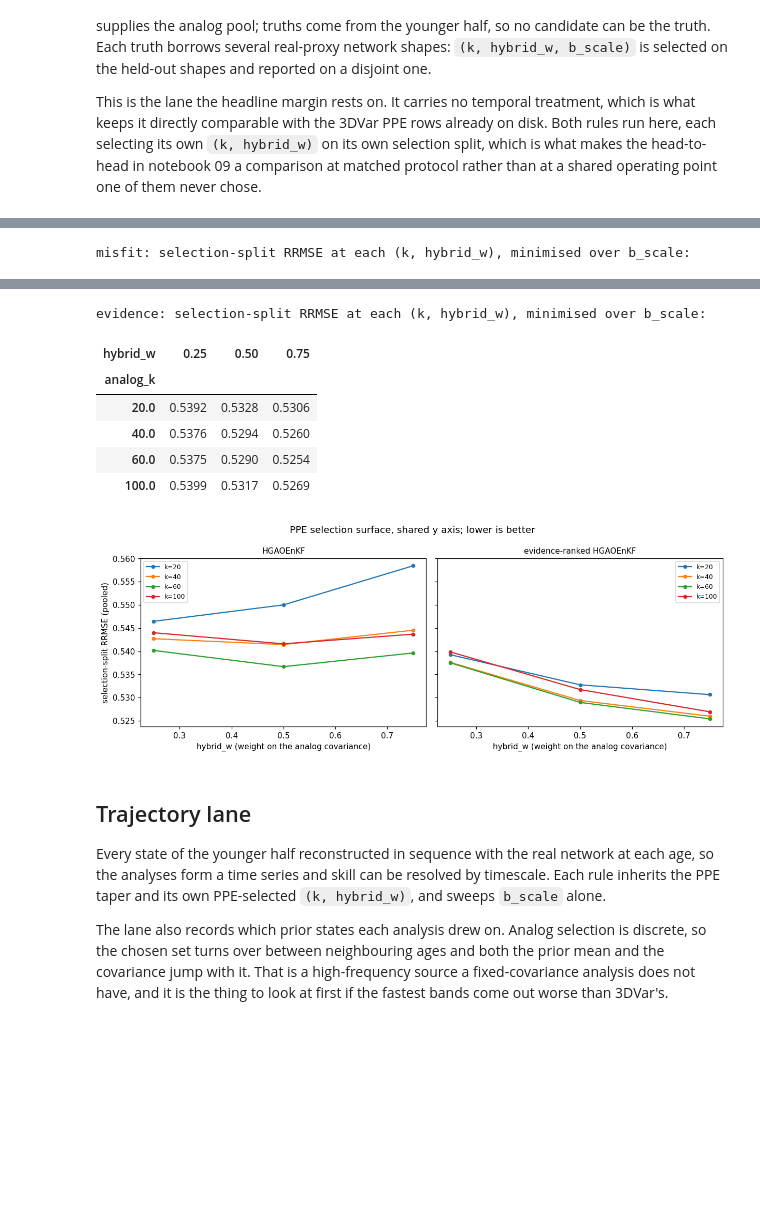
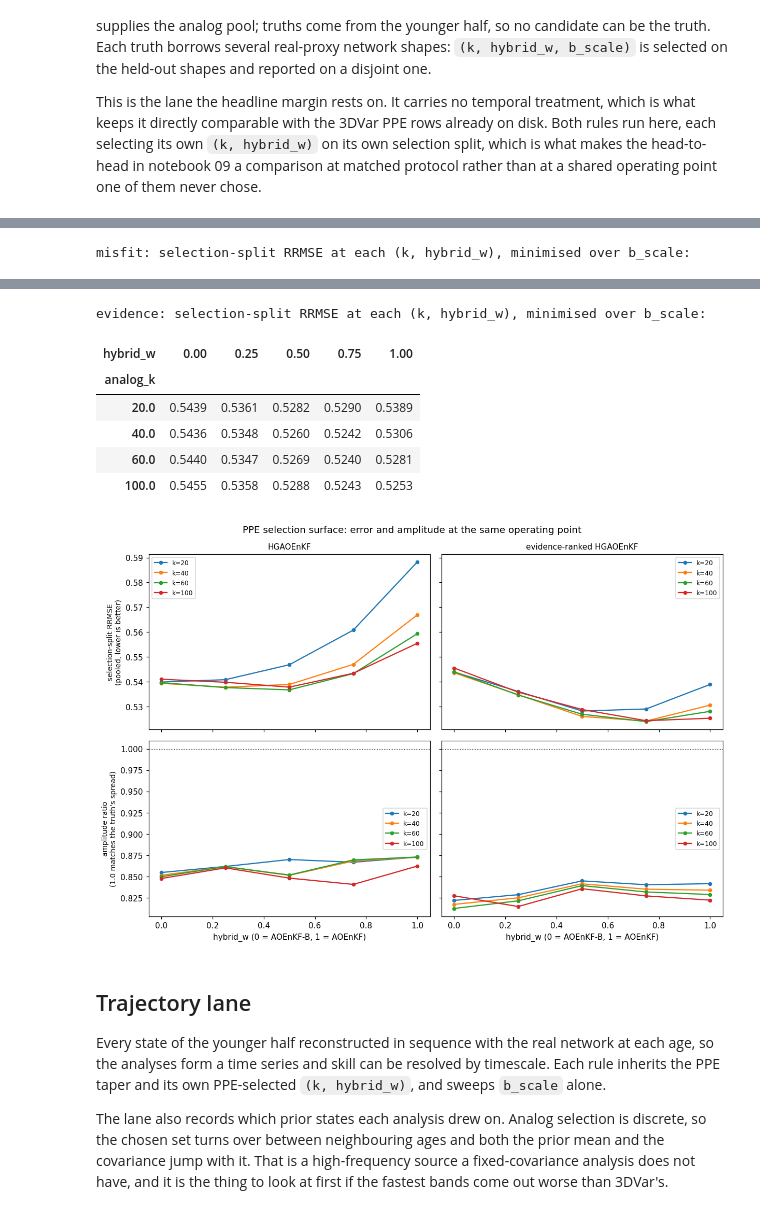
Before and after one commit to evgeni-g-georgiev/sparse_paleoclimate_field_reconstruction, a Jupyter notebook: notebooks/10_hgaoenkf.ipynb, the cells around one changed output, grey strips where cells are left out. Saved outputs shown, nothing was run; the diff lists cells and outputs as text; code cells hidden in the pictures; blank space fills up the shorter version.

```diff
--- a/notebooks/10_hgaoenkf.ipynb
+++ b/notebooks/10_hgaoenkf.ipynb
@@ -103,7 +106,7 @@ RULE_LABEL = {ANALOG_MISFIT: "HGAOEnKF", ANALOG_EVIDENCE: "evidence-ranked HGAOE
 # its last run instead, so a rule already recorded on disk does not have to be recomputed
 # to compare a new one against it. Everything downstream still sees both, because the
 # selected (k, hybrid_w) comes from the config each lane wrote either way.
-RUN_RULES = (ANALOG_EVIDENCE,)
+RUN_RULES = RULES
 
 # The tuning grid. b_scale is swept inside every config, as it is for 3DVar.
 K_GRID = ex.K_GRID
@@ -320,30 +327,51 @@ other everywhere is not winning at one lucky operating point.
 # %%
-def ppe_surface(rule):
-    """Selection-split RRMSE at each (k, hybrid_w), minimised over b_scale."""
+def ppe_surface(rule, metric="rrmse"):
+    """Selection-split ``metric`` at each (k, hybrid_w), read at the RRMSE-optimal b_scale.
+
+    Amplitude is read at the operating point RRMSE picks rather than optimised on its own:
+    the pair is what says whether a low error was bought by flattening the field.
+    """
     m = pd.read_csv(HG[rule] / "metrics.csv")
     label = ex.method_label(ex.hgaoenkf_estimator(rule))
     sel = m[(m.lane == "ppe") & (m.split == "selection") & (m.method == label)
-            & (m.channel == "pooled") & (m.do_event == "all") & (m.metric == "rrmse")]
-    return sel.groupby(["analog_k", "hybrid_w"])["value"].min().unstack()
+            & (m.channel == "pooled") & (m.do_event == "all")]
+    rrmse = sel[sel.metric == "rrmse"]
+    best = rrmse.loc[rrmse.groupby(["analog_k", "hybrid_w"])["value"].idxmin(),
+                     ["analog_k", "hybrid_w", "b_scale"]]
+    at_best = sel[sel.metric == metric].merge(best, on=["analog_k", "hybrid_w", "b_scale"])
+    return at_best.set_index(["analog_k", "hybrid_w"])["value"].unstack()
 
 
 have = [rule for rule in RULES if (HG[rule] / "metrics.csv").exists()]
 if len(have) < len(RULES):
     print(f"no PPE rows for {set(RULES) - set(have)}; run those rules to compare them")
 
-fig, axes = plt.subplots(1, len(have), figsize=(5.6 * len(have), 4.2), squeeze=False,
-                         sharey=True)
-for ax, rule in zip(axes[0], have):
-    surface = ppe_surface(rule)
-    print(f"{rule}: selection-split RRMSE at each (k, hybrid_w), minimised over b_scale:")
-    display(surface.round(4))
-    for k, row in surface.iterrows():
-        ax.plot(row.index, row.values, marker="o", ms=4, label=f"k={int(k)}")
-    ax.set_xlabel("hybrid_w (weight on the analog covariance)")
-    ax.set_title(RULE_LABEL[rule], fontsize=10)
-    ax.legend(fontsize=8)
-axes[0, 0].set_ylabel("selection-split RRMSE (pooled)")
-fig.suptitle("PPE selection surface, shared y axis; lower is better")
+# Error and amplitude at the same operating point, so a flat reconstruction cannot hide
+# behind an RRMSE that barely moves with it.
+PANELS = (("rrmse", "selection-split RRMSE\n(pooled, lower is better)"),
+          ("amplitude", "amplitude ratio\n(1.0 matches the truth's spread)"))
+
+fig, axes = plt.subplots(len(PANELS), len(have), squeeze=False, sharex=True, sharey="row",
+                         figsize=(5.6 * len(have), 3.8 * len(PANELS)))
+for row, (metric, ylabel) in enumerate(PANELS):
+    for col, rule in enumerate(have):
+        ax = axes[row, col]
+        surface = ppe_surface(rule, metric)
+        if metric == "rrmse":
+            print(f"{rule}: selection-split RRMSE at each (k, hybrid_w), "
+                  "minimised over b_scale:")
+            display(surface.round(4))
+        for k, values in surface.iterrows():
+            ax.plot(values.index, values.values, marker="o", ms=4, label=f"k={int(k)}")
+        if metric == "amplitude":
+            ax.axhline(1.0, color="k", lw=0.8, ls=":")
+            ax.set_xlabel("hybrid_w (0 = AOEnKF-B, 1 = AOEnKF)")
+        else:
+            ax.set_title(RULE_LABEL[rule], fontsize=10)
+        if col == 0:
+            ax.set_ylabel(ylabel, fontsize=9)
+        ax.legend(fontsize=8)
+fig.suptitle("PPE selection surface: error and amplitude at the same operating point")
 fig.tight_layout()
 fig.savefig(FIG / "ppe_selection_surface.png", bbox_inches="tight")
 plt.show()
@@ -358,11 +386,11 @@ misfit: selection-split RRMSE at each (k, hybrid_w), minimised over b_scale:
 evidence: selection-split RRMSE at each (k, hybrid_w), minimised over b_scale:
-| hybrid_w | 0.25 | 0.50 | 0.75 |
-| analog_k |  |  |  |
-| 20.0 | 0.5392 | 0.5328 | 0.5306 |
-| 40.0 | 0.5376 | 0.5294 | 0.5260 |
-| 60.0 | 0.5375 | 0.5290 | 0.5254 |
-| 100.0 | 0.5399 | 0.5317 | 0.5269 |
+| hybrid_w | 0.00 | 0.25 | 0.50 | 0.75 | 1.00 |
+| analog_k |  |  |  |  |  |
+| 20.0 | 0.5439 | 0.5361 | 0.5282 | 0.5290 | 0.5389 |
+| 40.0 | 0.5436 | 0.5348 | 0.5260 | 0.5242 | 0.5306 |
+| 60.0 | 0.5440 | 0.5347 | 0.5269 | 0.5240 | 0.5281 |
+| 100.0 | 0.5455 | 0.5358 | 0.5288 | 0.5243 | 0.5253 |
-[figure, old version]
+[figure, new version]
 # %% [markdown]
 ## Trajectory lane
 
```
Also changed, not shown: parts of 10 cells of this notebook, 1 other file.
